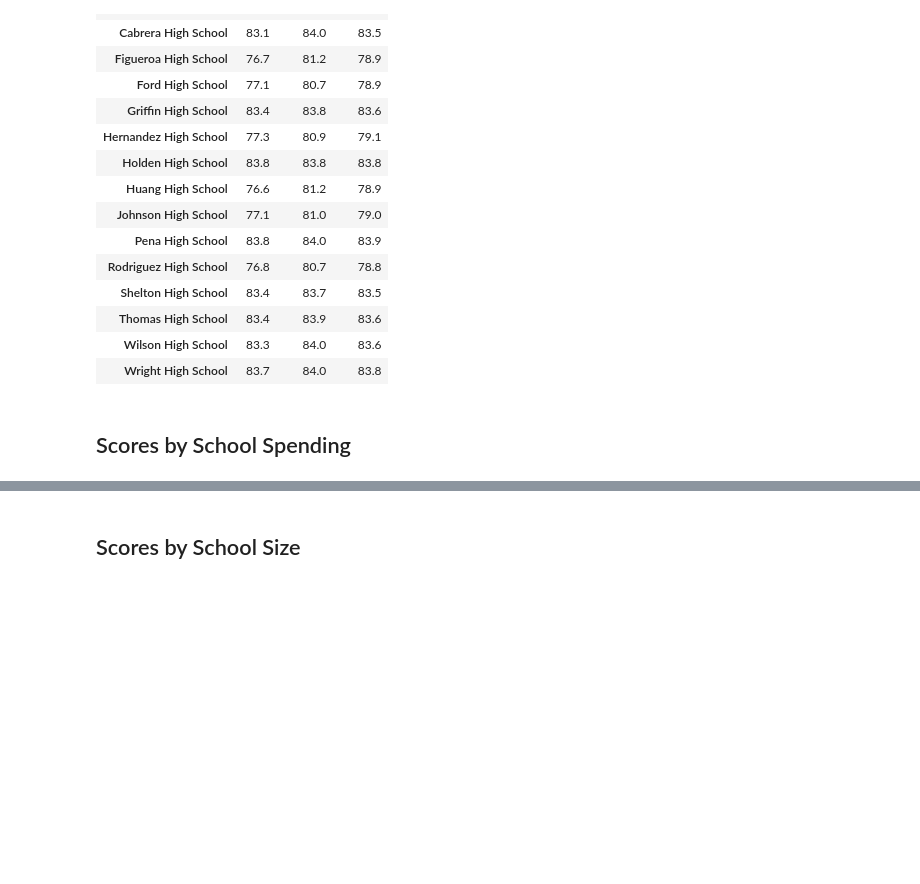
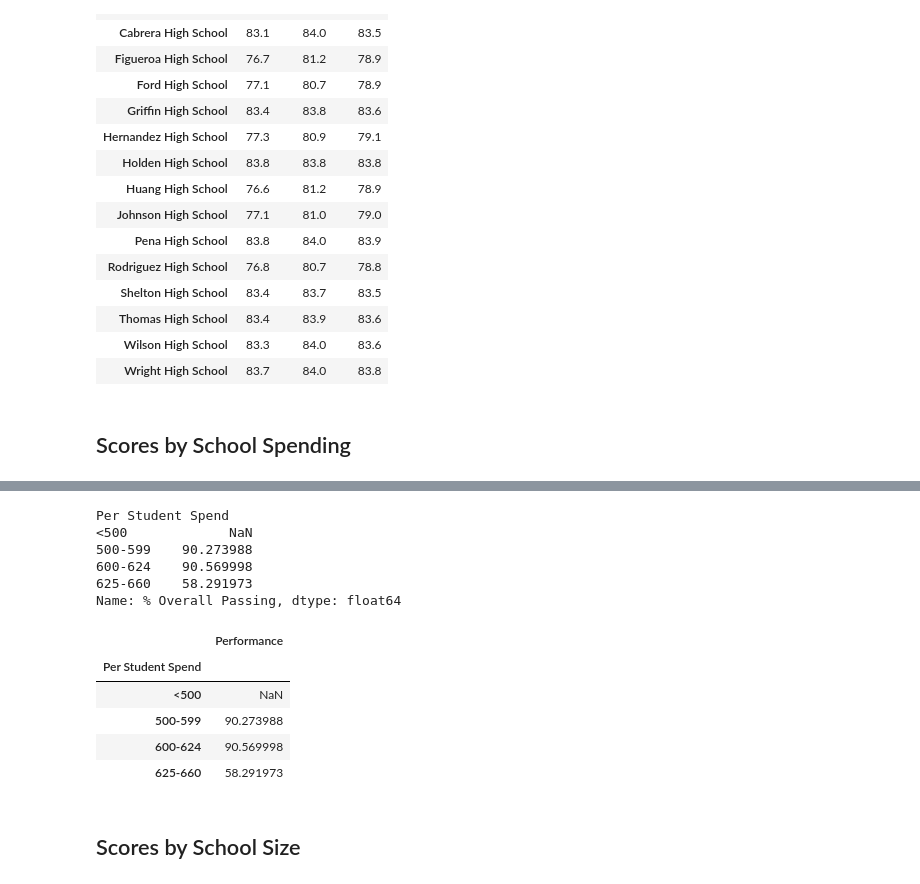
Before and after one commit to Simpson944/School_District_Analysis, a Jupyter notebook: PyCitySchools_Challenge_starter_code.ipynb, the cells around one changed output, grey strips where cells are left out. Cells and saved outputs as stored; diff of their text form; code cells hidden in the pictures; blank space fills up the shorter version.

```diff
--- a/PyCitySchools_Challenge_starter_code.ipynb
+++ b/PyCitySchools_Challenge_starter_code.ipynb
@@ -596,23 +617,25 @@ average_math_reading_df
 ## Scores by School Spending
 # %%
 # Establish the spending bins and group names.
+#per_school_summary_df['Total School Budget'] = per_school_summary_df['Total School Budget'].str.replace(',', '')
+#per_school_summary_df['Total School Budget'] = per_school_summary_df['Total School Budget'].str.replace('$', '')
+#per_school_summary_df['Total School Budget'] = per_school_summary_df['Per Student Budget'].str.replace(',', '')
+#per_school_summary_df['Total School Budget'] = per_school_summary_df['Per Student Budget'].str.replace('$', '')
+#per_school_summary_df['Total School Budget'] = pd.to_numeric(per_school_summary_df['Total School Budget'])
+#per_school_summary_df['Total School Budget'] = pd.to_numeric(per_school_summary_df['Per Student Budget'])
+
 spend_bins = [0, 500, 600, 625, 660]
 pd.cut(per_school_summary_df['Per Student Budget'], spend_bins)
 group_names = ["<500", "500-599", "600-624", "625-660"]
 # Categorize spending based on the bins.
-per_school_summary_df['Student Bucket'] = pd.cut(per_school_summary_df['Per Student Budget'], spend_bins, labels=group_names)
+per_school_summary_df['Per Student Spend'] = pd.cut(per_school_summary_df['Per Student Budget'], spend_bins, labels=group_names)
 
 per_school_summary_df
 
 
 # Categorize spending based on the bins.
 
-#per_school_summary_df['Total School Budget'] = per_school_summary_df['Total School Budget'].str.replace(',', '')
-#per_school_summary_df['Total School Budget'] = per_school_summary_df['Total School Budget'].str.replace('$', '')
-
 
 
 #per_school_summary_df['Total School Budget'] = per_school_summary_df['Total School Budget'].astype(int)
-#per_school_summary_df['Total School Budget'] = pd.to_numeric(per_school_summary_df['Total School Budget'])
-#per_school_summary_df
 # %% [output]
@@ -633,5 +660,26 @@ Name: Total Students, dtype: float64
+# %%
+# Create the DataFrame
+grouped_by_student_spend = per_school_summary_df.groupby('Per Student Spend')['% Overall Passing'].mean()
+grouped_by_student_spend
+# %% [output]
+Per Student Spend
+<500             NaN
+500-599    90.273988
+600-624    90.569998
+625-660    58.291973
+Name: % Overall Passing, dtype: float64
 # %%
 # Format the DataFrame
+school_spend_performance_df = pd.DataFrame({
+          "Performance": grouped_by_student_spend,})
+school_spend_performance_df
+# %% [output]
+|  | Performance |
+| Per Student Spend |  |
+| <500 | NaN |
+| 500-599 | 90.273988 |
+| 600-624 | 90.569998 |
+| 625-660 | 58.291973 |
 # %% [markdown]
 ## Scores by School Size
 # %%
```
Also changed, not shown: parts of 15 cells of this notebook.
